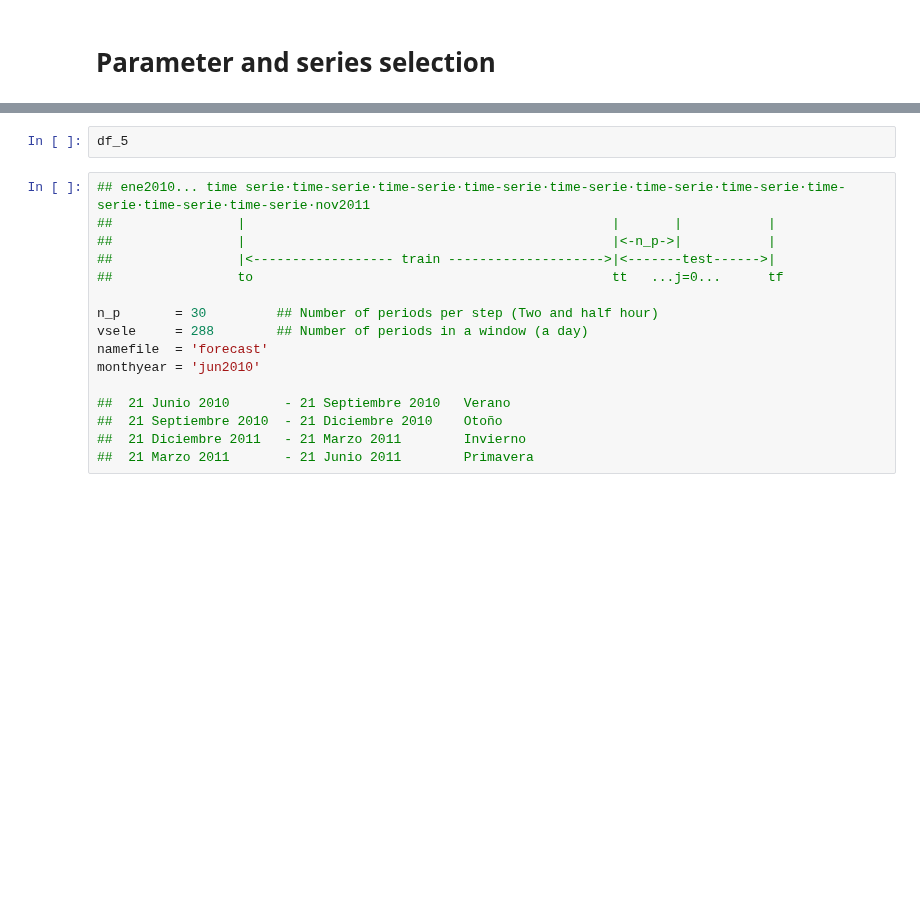
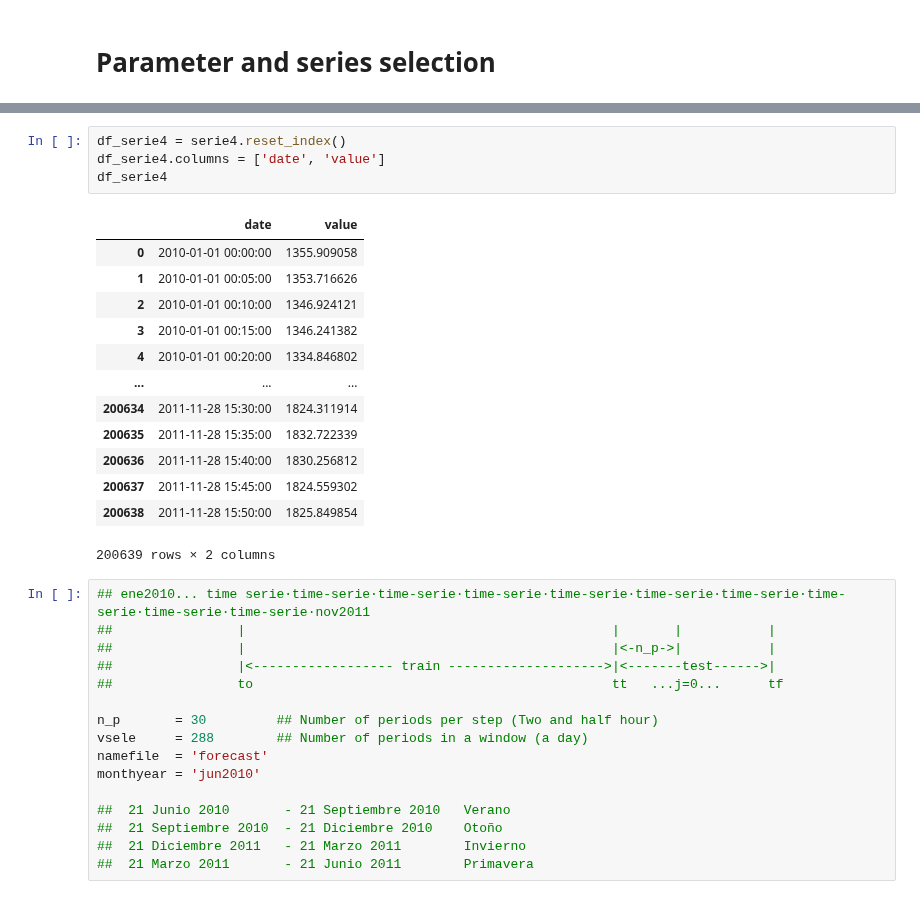
Before and after one commit to urieliram/analog, a Jupyter notebook: sandbox.ipynb, the cells around one changed output, grey strips where cells are left out. Saved outputs shown, nothing was run; the diff lists cells and outputs as text; blank space fills up the shorter version.

```diff
--- a/sandbox.ipynb
+++ b/sandbox.ipynb
@@ -609,7 +619,23 @@ npserie1 = np.array(serie1)
 # %% [output]
 [figure]
-# %%
-df_5
+# %%
+df_serie4 = serie4.reset_index()
+df_serie4.columns = ['date', 'value']
+df_serie4
+# %% [output]
+|  | date | value |
+| 0 | 2010-01-01 00:00:00 | 1355.909058 |
+| 1 | 2010-01-01 00:05:00 | 1353.716626 |
+| 2 | 2010-01-01 00:10:00 | 1346.924121 |
+| 3 | 2010-01-01 00:15:00 | 1346.241382 |
+| 4 | 2010-01-01 00:20:00 | 1334.846802 |
+| ... | ... | ... |
+| 200634 | 2011-11-28 15:30:00 | 1824.311914 |
+| 200635 | 2011-11-28 15:35:00 | 1832.722339 |
+| 200636 | 2011-11-28 15:40:00 | 1830.256812 |
+| 200637 | 2011-11-28 15:45:00 | 1824.559302 |
+| 200638 | 2011-11-28 15:50:00 | 1825.849854 |
+200639 rows × 2 columns
 # %%
 ## ene2010... time serie·time-serie·time-serie·time-serie·time-serie·time-serie·time-serie·time-serie·time-serie·time-serie·nov2011
 ##                |                                               |       |           |
```
Also changed, not shown: parts of 20 cells of this notebook.
